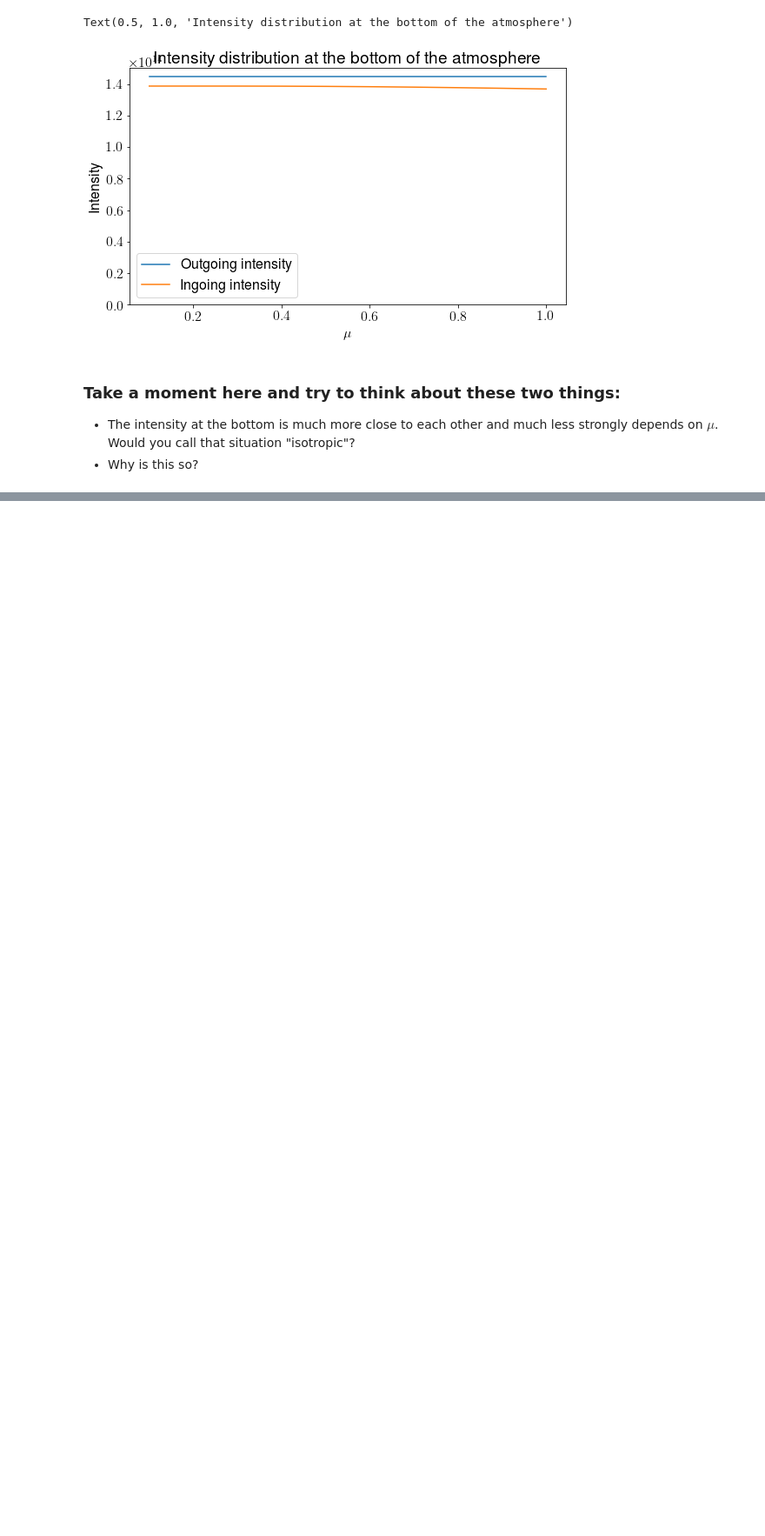
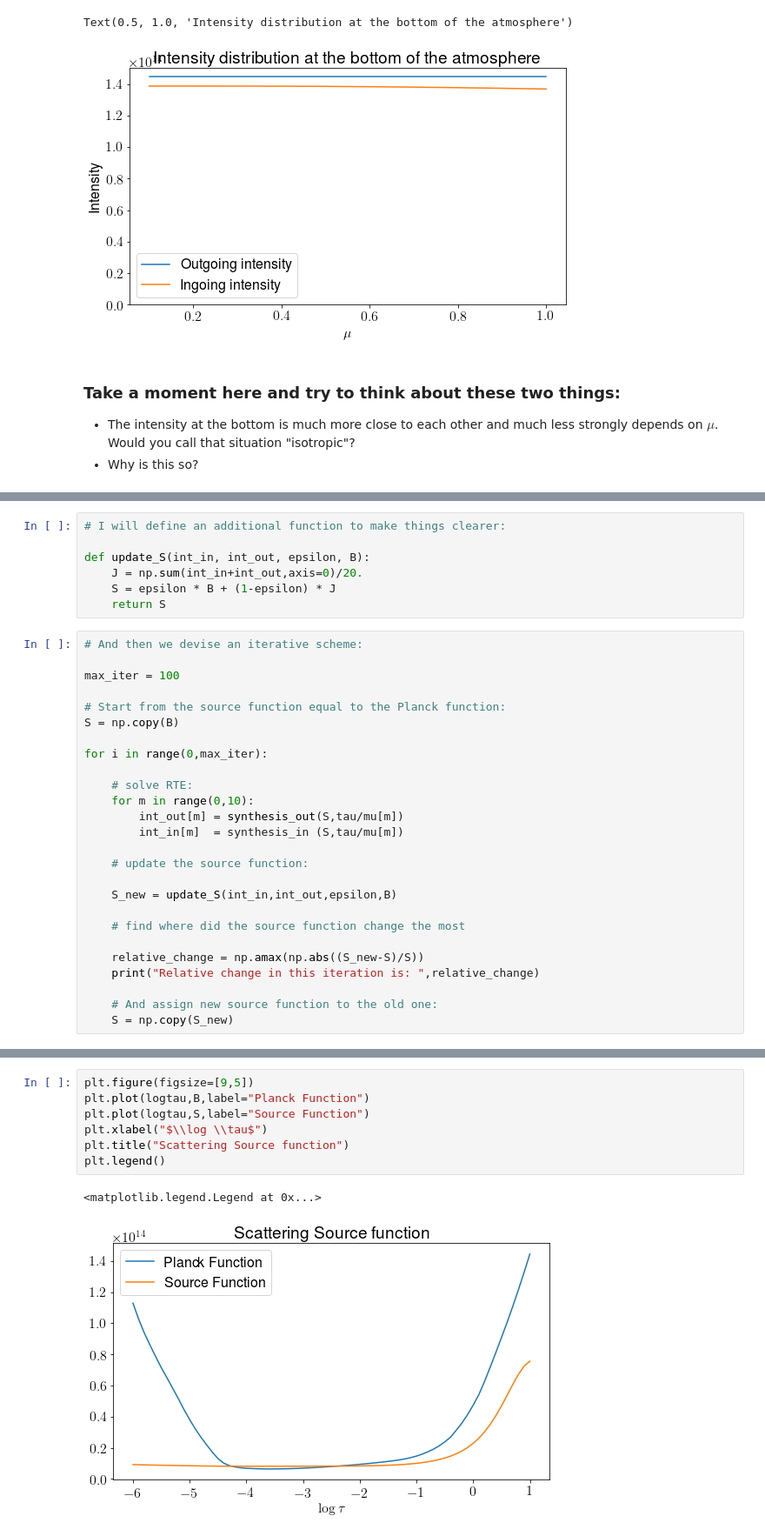
Before and after one commit to ivanzmilic/collage, a Jupyter notebook: Simple scattering .ipynb, the cells around one changed output, grey strips where cells are left out. Shown at 87% size. Drawn from its saved outputs; the diff is of its cells as text; blank space fills up the shorter version.

```diff
--- a/Simple scattering .ipynb
+++ b/Simple scattering .ipynb
@@ -253,0 +286,33 @@ Text(0.5, 1.0, 'Intensity distribution at the bottom of the atmosphere')
+# %%
+# I will define an additional function to make things clearer:
+
+def update_S(int_in, int_out, epsilon, B):
+    J = np.sum(int_in+int_out,axis=0)/20.
+    S = epsilon * B + (1-epsilon) * J
+    return S
+# %%
+# And then we devise an iterative scheme:
+
+max_iter = 100
+
+# Start from the source function equal to the Planck function:
+S = np.copy(B)
+
+for i in range(0,max_iter):
+
+    # solve RTE:
+    for m in range(0,10):
+        int_out[m] = synthesis_out(S,tau/mu[m])
+        int_in[m]  = synthesis_in (S,tau/mu[m])
+
+    # update the source function:
+
+    S_new = update_S(int_in,int_out,epsilon,B)
+
+    # find where did the source function change the most
+
+    relative_change = np.amax(np.abs((S_new-S)/S))
+    print("Relative change in this iteration is: ",relative_change)
+
+    # And assign new source function to the old one:
+    S = np.copy(S_new)
@@ -253,0 +341,10 @@ Text(0.5, 1.0, 'Intensity distribution at the bottom of the atmosphere')
+# %%
+plt.figure(figsize=[9,5])
+plt.plot(logtau,B,label="Planck Function")
+plt.plot(logtau,S,label="Source Function")
+plt.xlabel("$\\log \\tau$")
+plt.title("Scattering Source function")
+plt.legend()
+# %% [output]
+<matplotlib.legend.Legend at 0x...>
+[figure, added]
```
Also changed, not shown: parts of 12 cells of this notebook.
